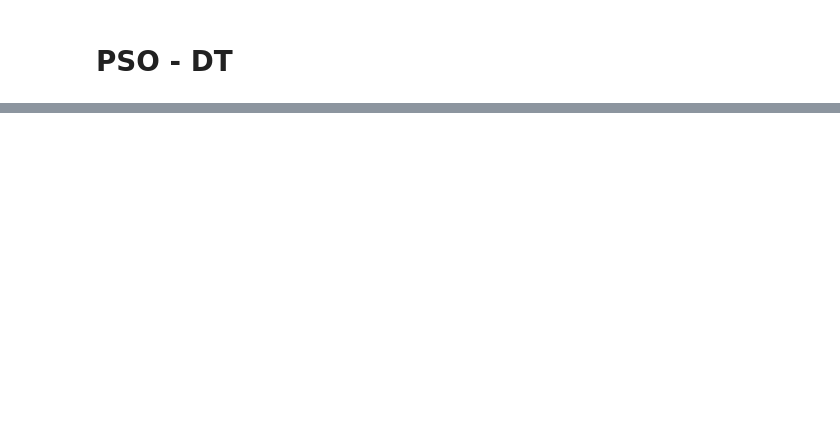
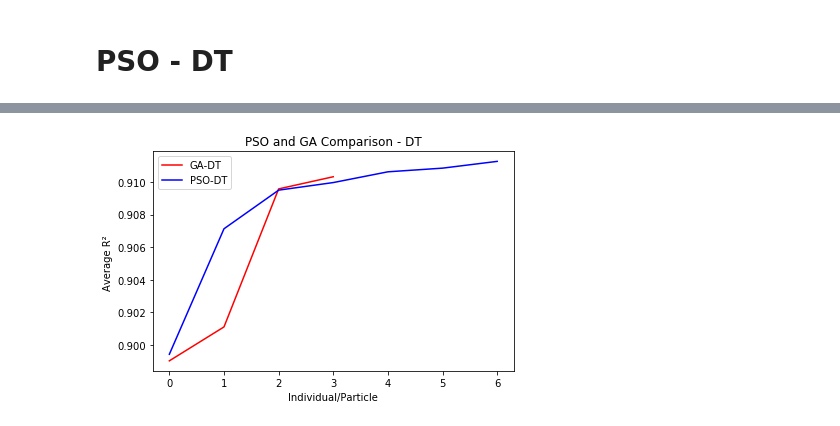
Before and after one commit to LucasFrank/PSO-GA-Comparison-AP-allocation, a Jupyter notebook: PSO and Genetic Algorithm Comparison.ipynb, the cells around one changed output, grey strips where cells are left out. Saved outputs shown, nothing was run; the diff lists cells and outputs as text; code cells hidden in the pictures; blank space fills up the shorter version.

```diff
--- a/PSO and Genetic Algorithm Comparison.ipynb
+++ b/PSO and Genetic Algorithm Comparison.ipynb
@@ -271,0 +327,14 @@ GBest_swap = 17
+# %%
+ga_dt = ga.get_list_best()
+pso_dt = pso.get_list_best()
+plt.plot(ga_dt, color = 'r', label = 'GA-DT')
+plt.plot(pso_dt, color = 'b', label = 'PSO-DT')
+plt.xlabel("Individual/Particle")
+plt.ylabel("Average R² ")
+plt.title("PSO and GA Comparison - DT")
+plt.legend()
+plt.tight_layout()
+plt.savefig('gapsodt.png', dpi = 200)
+plt.show()
+# %% [output]
+[figure, added]
```
Also changed, not shown: parts of 9 cells of this notebook, 3 other files.
